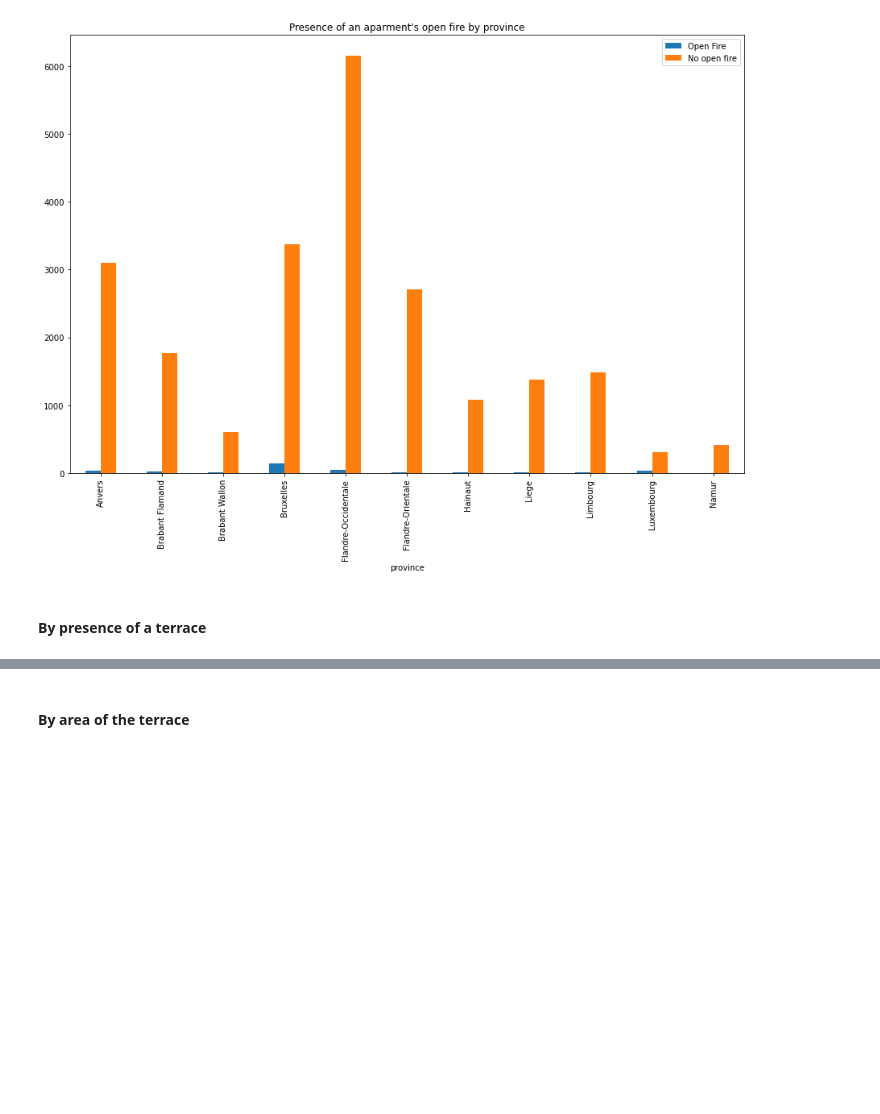
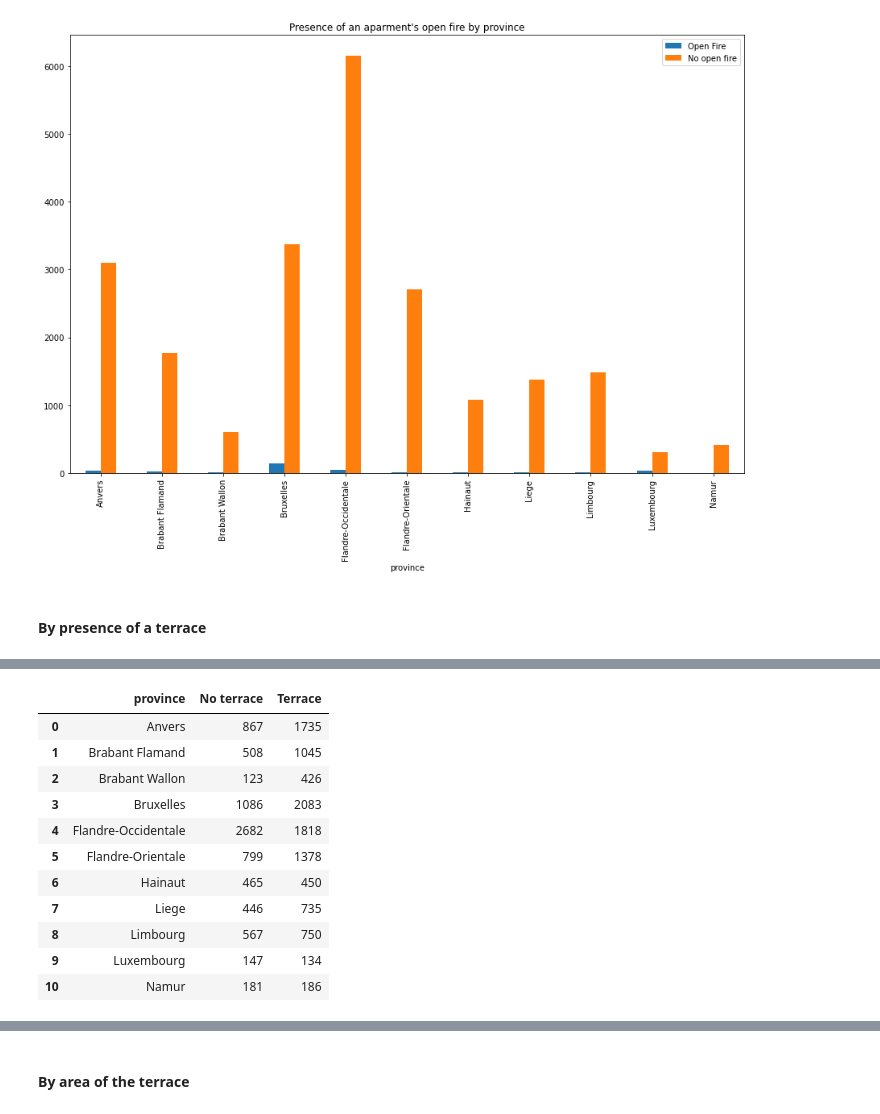
Before and after one commit to Demesmaeker/Immo_data_analysis, a Jupyter notebook: Comparisons between variables (no prices).ipynb, the cells around one changed output, grey strips where cells are left out. Drawn from its saved outputs; the diff is of its cells as text; code cells hidden in the pictures; blank space fills up the shorter version.

```diff
--- a/Comparisons between variables (no prices).ipynb
+++ b/Comparisons between variables (no prices).ipynb
@@ -873,0 +919,26 @@ apart_province_fire.plot.bar(x = 'province',
+# %%
+apart_loc_terrace = locality_terrace[locality_terrace['type_of_property'] == 'apartment']
+apart_loc_terrace_0 = apart_loc_terrace[apart_loc_terrace['terrace'] == 0].groupby('province').fully_equipped_kitchen.agg(['count'])
+apart_loc_terrace_1 = apart_loc_terrace[apart_loc_terrace['terrace'] == 1].groupby('province').fully_equipped_kitchen.agg(['count'])
+
+apart_loc_terrace_0.reset_index(level=0, inplace=True)
+apart_loc_terrace_0 = apart_loc_terrace_0.rename(columns={'count':'No terrace'})
+apart_loc_terrace_1.reset_index(level=0, inplace=True)
+apart_loc_terrace_1 = apart_loc_terrace_1.rename(columns={'count':'Terrace'})
+
+apart_province_terrace = pd.merge(apart_loc_terrace_0, apart_loc_terrace_1, how = 'outer', on='province')
+
+apart_province_terrace
+# %% [output]
+|  | province | No terrace | Terrace |
+| 0 | Anvers | 867 | 1735 |
+| 1 | Brabant Flamand | 508 | 1045 |
+| 2 | Brabant Wallon | 123 | 426 |
+| 3 | Bruxelles | 1086 | 2083 |
+| 4 | Flandre-Occidentale | 2682 | 1818 |
+| 5 | Flandre-Orientale | 799 | 1378 |
+| 6 | Hainaut | 465 | 450 |
+| 7 | Liege | 446 | 735 |
+| 8 | Limbourg | 567 | 750 |
+| 9 | Luxembourg | 147 | 134 |
+| 10 | Namur | 181 | 186 |
```
Also changed, not shown: parts of 7 cells of this notebook.
